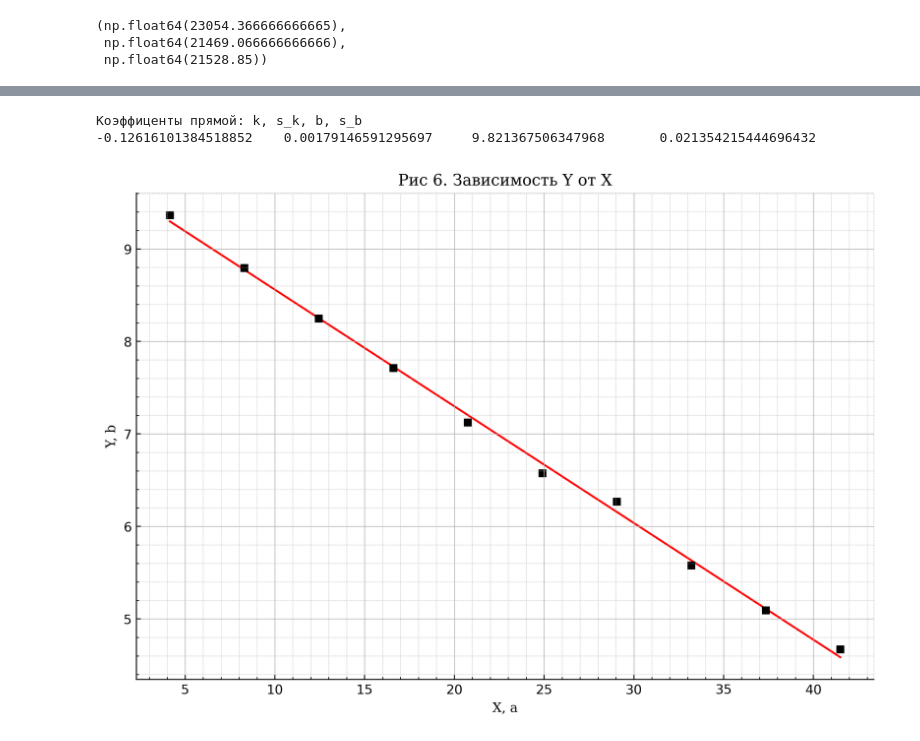
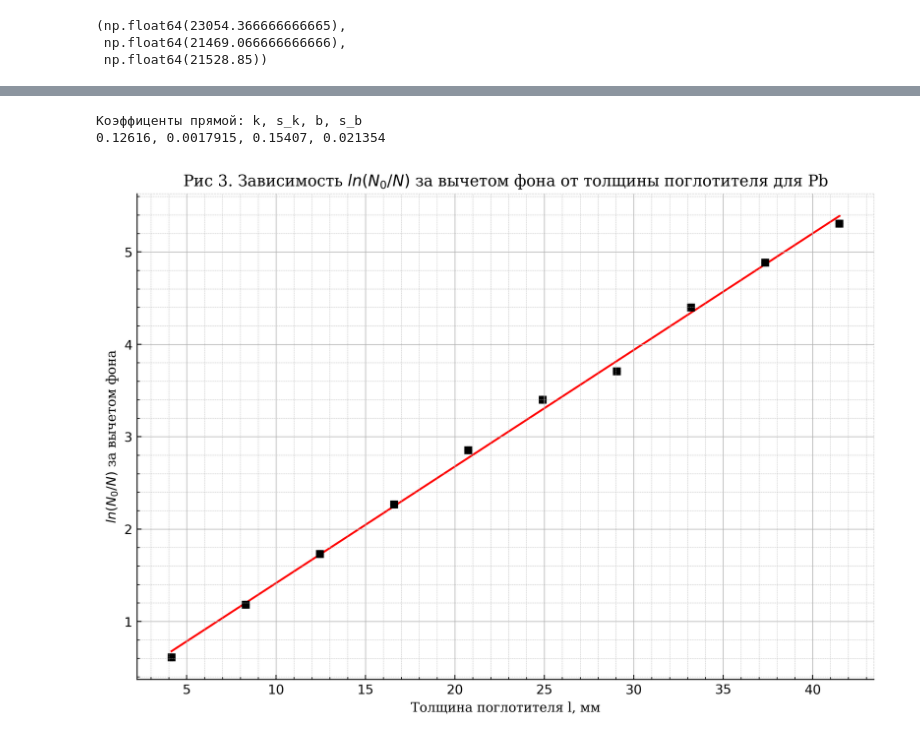
Before and after one commit to alxlnx/labs, a Jupyter notebook: 5.5.1/5.5.1.ipynb, the cells around one changed output, grey strips where cells are left out. Cells and saved outputs as stored; diff of their text form; code cells hidden in the pictures.

```diff
--- a/5.5.1/5.5.1.ipynb
+++ b/5.5.1/5.5.1.ipynb
@@ -67,14 +81,23 @@ array([9.55109841, 9.18878267, 8.70948653, 8.30180201, 7.90286828,
 fig = mg.make_figure(dpi_mode='high')
 ax = fig.add_subplot()
 mg.set_grids(fig)
-mg.set_title(ax, 'Зависимость Y от X')
-mg.set_label(ax, 'X, a', 'Y, b')
+mg.set_title(ax, 'Зависимость $ln(N_0/N)$ за вычетом фона от толщины поглотителя для Fe')
+mg.set_label(ax, 'Толщина поглотителя l, мм', '$ln(N_0/N)$ за вычетом фона')
 
 X = np.array( lenFe * dfFe['n'] )
-Y = np.array( np.log(dfFe['Per second'] - N_background_perS) )
+#Y = np.array( np.log(dfFe['Per second'] - N_background_perS) )
+Y = np.log( (N0Fe - N_background_perS)/(dfFe['Per second'] - N_background_perS) )
+Y = np.array( Y )
+
+N0N = N0Fe/dfFe['Per second']
+s_N0 = np.sqrt(N0Fe)
+s_N = np.sqrt(dfFe['Per second'])
+sigma = np.sqrt( np.square(s_N0 / dfFe['Per second']) + np.square(N0Fe*s_N/dfFe['Per second']/dfFe['Per second']) )
+y_e = sigma/N0N
+
 
 k, s_k, b, s_b = mg.linls(X, Y)
-mg.draw_errorbar(ax, X, Y)
+mg.draw_errorbar(ax, X, Y, x_err=0.05, y_err=y_e)
 mg.display_linls(ax)
 # %% [output]
 Коэффиценты прямой: k, s_k, b, s_b
@@ -83,17 +106,25 @@ mg.display_linls(ax)
 # %%
 fig = mg.make_figure(dpi_mode='high')
 ax = fig.add_subplot()
 mg.set_grids(fig)
-mg.set_title(ax, 'Зависимость Y от X')
-mg.set_label(ax, 'X, a', 'Y, b')
+mg.set_title(ax, 'Зависимость $ln(N_0/N)$ за вычетом фона от толщины поглотителя для Pb')
+mg.set_label(ax, 'Толщина поглотителя l, мм', '$ln(N_0/N)$ за вычетом фона')
 
 X = np.array( lenPb * dfPb['n'] )
-Y = np.array( np.log(dfPb['Per second'] - N_background_perS) )
+#Y = np.array( np.log(dfPb['Per second'] - N_background_perS) )
+Y = np.log( (N0Pb - N_background_perS)/(dfPb['Per second'] - N_background_perS) )
+Y = np.array( Y )
+
+N0N = N0Pb/dfPb['Per second']
+s_N0 = np.sqrt(N0Pb)
+s_N = np.sqrt(dfPb['Per second'])
+sigma = np.sqrt( np.square(s_N0 / dfPb['Per second']) + np.square(N0Pb*s_N/dfPb['Per second']/dfPb['Per second']) )
+y_e = sigma/N0N
 
 k, s_k, b, s_b = mg.linls(X, Y)
-mg.draw_errorbar(ax, X, Y)
+mg.draw_errorbar(ax, X, Y, x_err=0.05)
 mg.display_linls(ax)
 # %% [output]
 Коэффиценты прямой: k, s_k, b, s_b
--0.12616101384518852    0.00179146591295697     9.821367506347968       0.021354215444696432
+0.12616, 0.0017915, 0.15407, 0.021354
-[figure, old version]
+[figure, new version]
```
Also changed, not shown: parts of 5 cells of this notebook, 1 other file.
